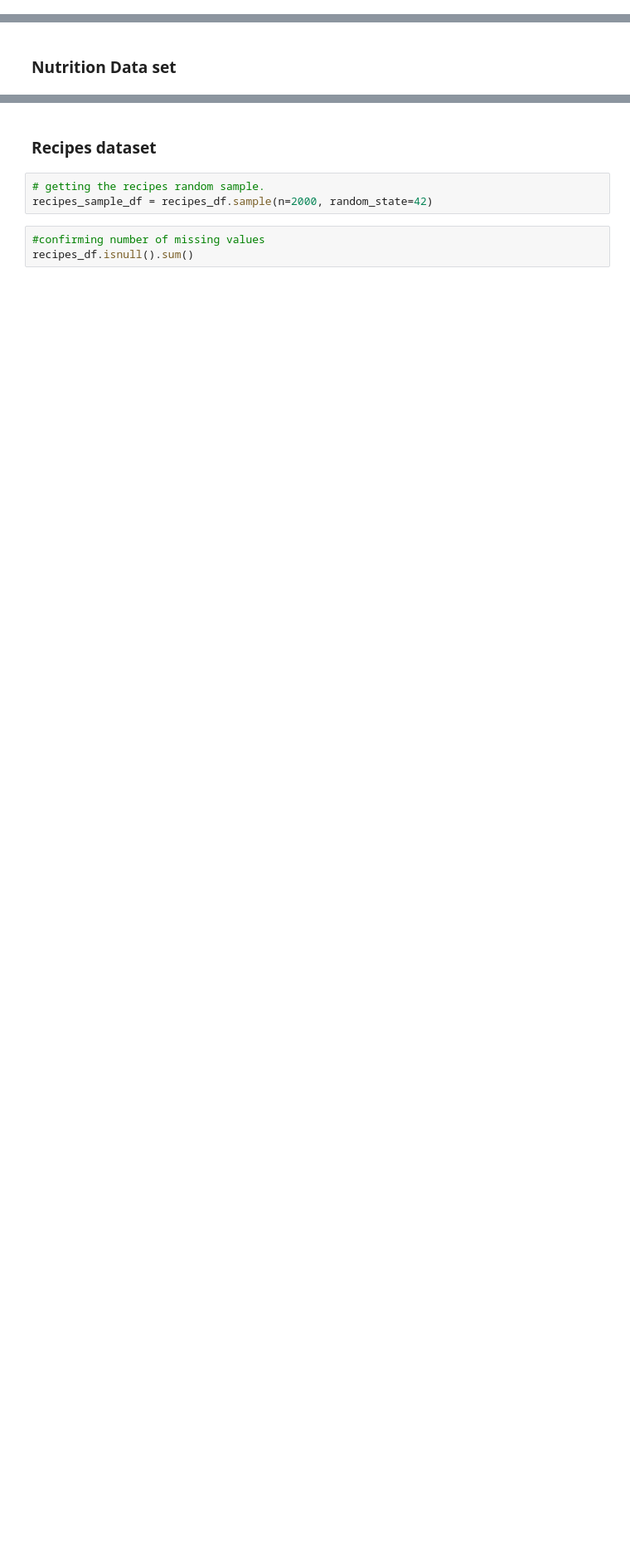
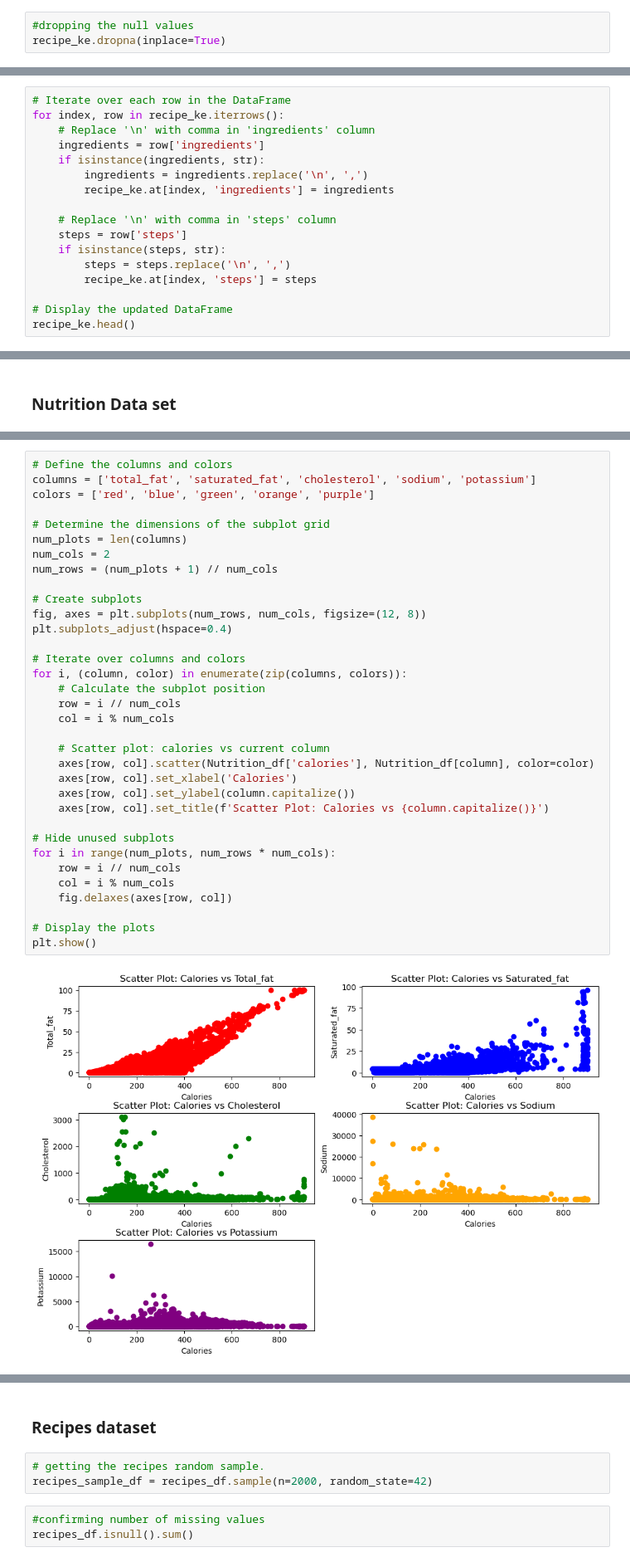
Before and after one commit to Mugangasia/NutriPal-Recipe-Recommendation-System-, a Jupyter notebook: NutriPal_Recipe_Recommendation_System.ipynb, the cells around one changed output, grey strips where cells are left out. Shown at 83% size. Saved outputs shown, nothing was run; the diff lists cells and outputs as text; blank space fills up the shorter version.

```diff
--- a/NutriPal_Recipe_Recommendation_System.ipynb
+++ b/NutriPal_Recipe_Recommendation_System.ipynb
@@ -235,0 +374,3 @@ recipes_df.head()
+# %%
+#dropping the null values
+recipe_ke.dropna(inplace=True)
@@ -235,0 +382,17 @@ recipes_df.head()
+# %%
+# Iterate over each row in the DataFrame
+for index, row in recipe_ke.iterrows():
+    # Replace '\n' with comma in 'ingredients' column
+    ingredients = row['ingredients']
+    if isinstance(ingredients, str):
+        ingredients = ingredients.replace('\n', ',')
+        recipe_ke.at[index, 'ingredients'] = ingredients
+
+    # Replace '\n' with comma in 'steps' column
+    steps = row['steps']
+    if isinstance(steps, str):
+        steps = steps.replace('\n', ',')
+        recipe_ke.at[index, 'steps'] = steps
+
+# Display the updated DataFrame
+recipe_ke.head()
@@ -293,0 +438,36 @@ There is no correlation between pottasium and calories. As seen an increase in p
+# %%
+# Define the columns and colors
+columns = ['total_fat', 'saturated_fat', 'cholesterol', 'sodium', 'potassium']
+colors = ['red', 'blue', 'green', 'orange', 'purple']
+
+# Determine the dimensions of the subplot grid
+num_plots = len(columns)
+num_cols = 2
+num_rows = (num_plots + 1) // num_cols
+
+# Create subplots
+fig, axes = plt.subplots(num_rows, num_cols, figsize=(12, 8))
+plt.subplots_adjust(hspace=0.4)
+
+# Iterate over columns and colors
+for i, (column, color) in enumerate(zip(columns, colors)):
+    # Calculate the subplot position
+    row = i // num_cols
+    col = i % num_cols
+
+    # Scatter plot: calories vs current column
+    axes[row, col].scatter(Nutrition_df['calories'], Nutrition_df[column], color=color)
+    axes[row, col].set_xlabel('Calories')
+    axes[row, col].set_ylabel(column.capitalize())
+    axes[row, col].set_title(f'Scatter Plot: Calories vs {column.capitalize()}')
+
+# Hide unused subplots
+for i in range(num_plots, num_rows * num_cols):
+    row = i // num_cols
+    col = i % num_cols
+    fig.delaxes(axes[row, col])
+
+# Display the plots
+plt.show()
+# %% [output]
+[figure, added]
```
Also changed, not shown: parts of 63 cells of this notebook.
